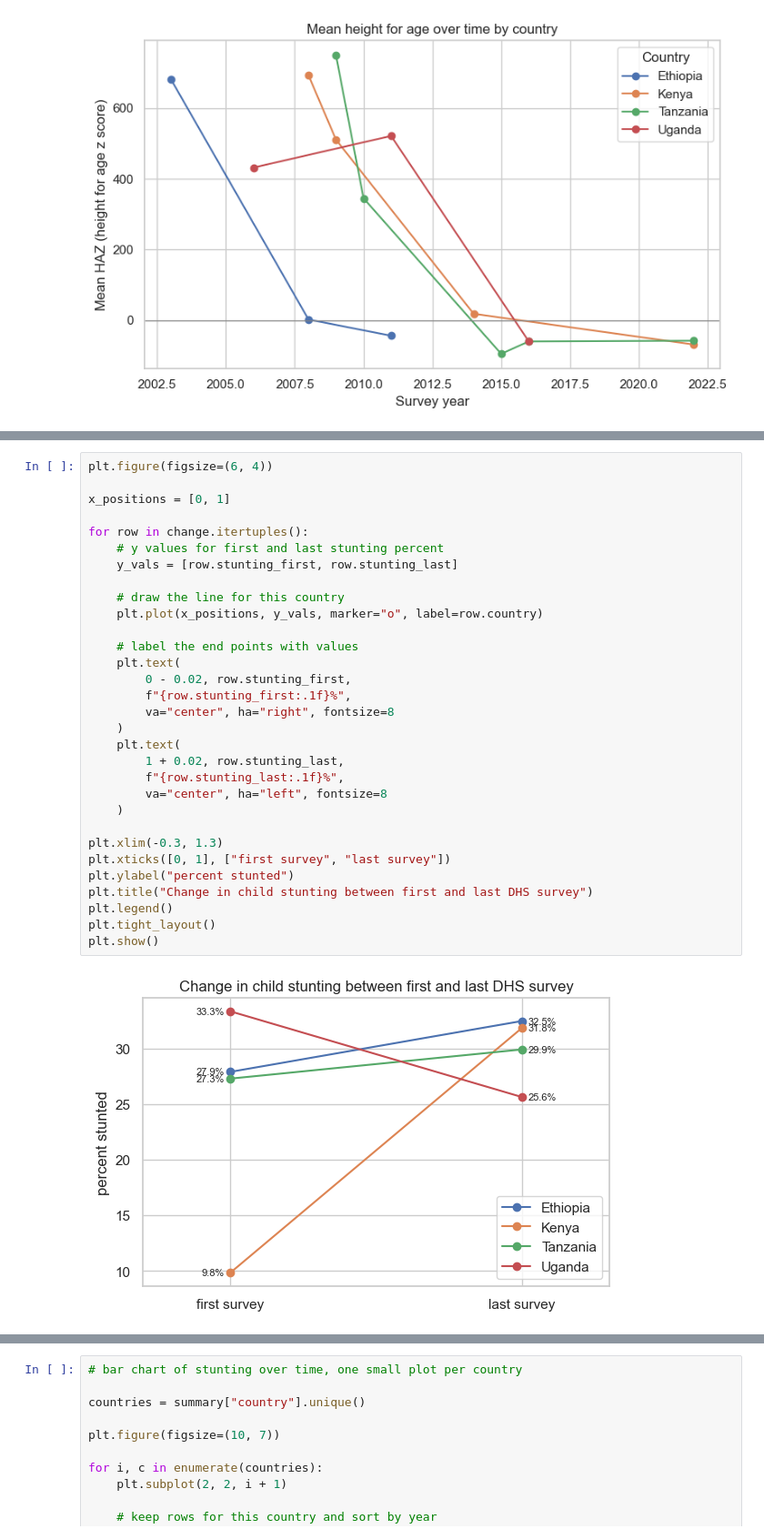
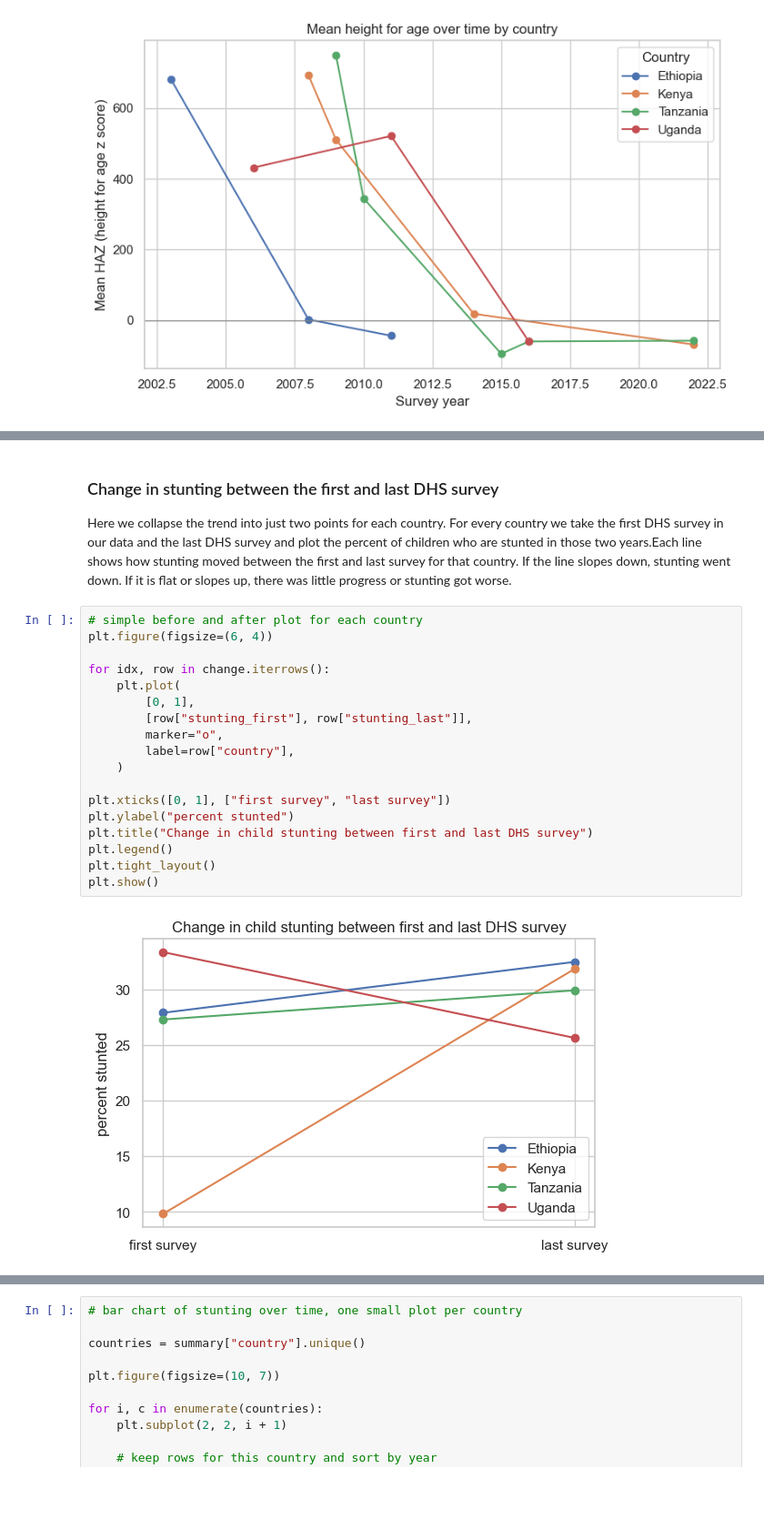
Before and after one commit to venusony/Climate-Malnutrition-EastAfrica, a Jupyter notebook: climate plus region data/Child malnutrition patterns and inequality in East Africa.ipynb, the cells around one changed output, grey strips where cells are left out. Shown at 91% size. Saved outputs shown, nothing was run; the diff lists cells and outputs as text; blank space fills up the shorter version.

```diff
--- a/climate plus region data/Child malnutrition patterns and inequality in East Africa.ipynb
+++ b/climate plus region data/Child malnutrition patterns and inequality in East Africa.ipynb
@@ -204,34 +171,25 @@ interactive(children=(Dropdown(description='country', options=('Ethiopia', 'Keny
+# %% [markdown]
+### Change in stunting between the first and last DHS survey
+
+Here we collapse the trend into just two points for each country. For every country we take the first DHS survey in our data and the last DHS survey and plot the percent of children who are stunted in those two years.Each line shows how stunting moved between the first and last survey for that country. If the line slopes down, stunting went down. If it is flat or slopes up, there was little progress or stunting got worse.
 # %%
+# simple before and after plot for each country
 plt.figure(figsize=(6, 4))
 
-x_positions = [0, 1]
-
-for row in change.itertuples():
-    # y values for first and last stunting percent
-    y_vals = [row.stunting_first, row.stunting_last]
-
-    # draw the line for this country
-    plt.plot(x_positions, y_vals, marker="o", label=row.country)
-
-    # label the end points with values
-    plt.text(
-        0 - 0.02, row.stunting_first,
-        f"{row.stunting_first:.1f}%",
-        va="center", ha="right", fontsize=8
-    )
-    plt.text(
-        1 + 0.02, row.stunting_last,
-        f"{row.stunting_last:.1f}%",
-        va="center", ha="left", fontsize=8
+for idx, row in change.iterrows():
+    plt.plot(
+        [0, 1],
+        [row["stunting_first"], row["stunting_last"]],
+        marker="o",
+        label=row["country"],
     )
 
-plt.xlim(-0.3, 1.3)
 plt.xticks([0, 1], ["first survey", "last survey"])
 plt.ylabel("percent stunted")
 plt.title("Change in child stunting between first and last DHS survey")
 plt.legend()
 plt.tight_layout()
 plt.show()
 # %% [output]
-[figure, old version]
+[figure, new version]
 # %% [markdown]
```
Also changed, not shown: parts of 35 cells of this notebook, 2 other files.
